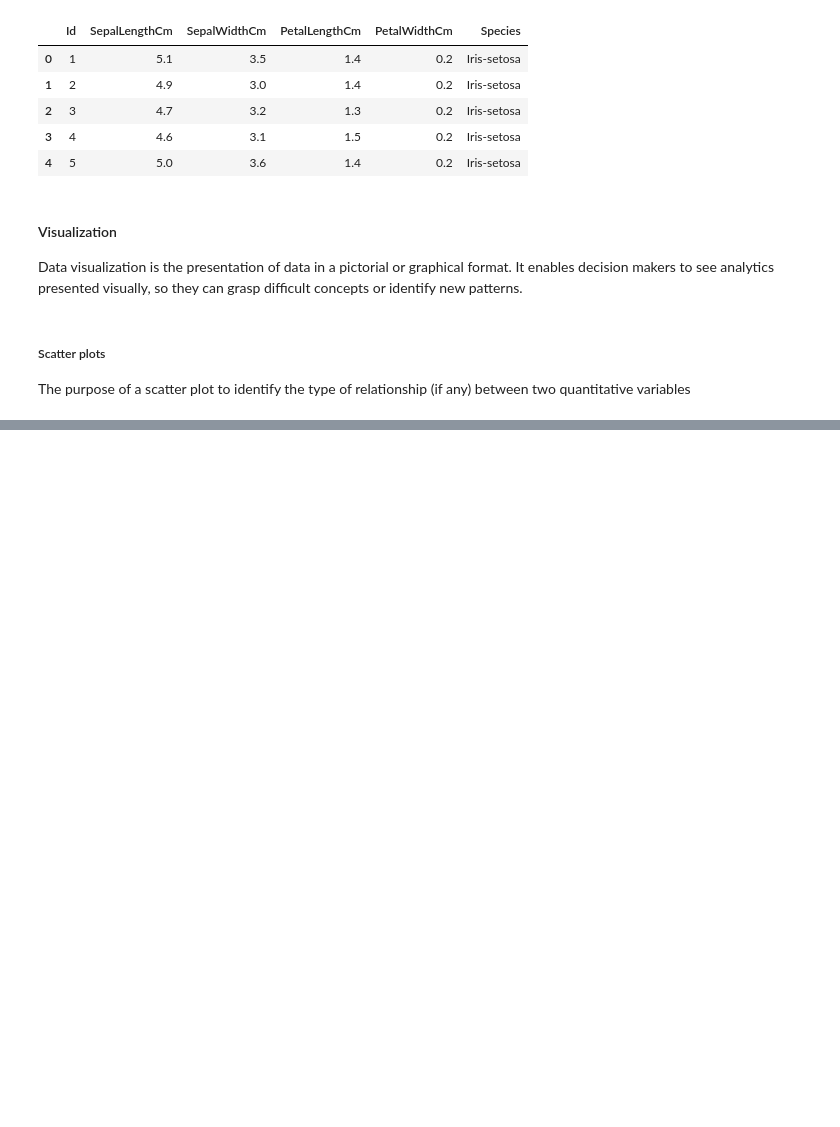
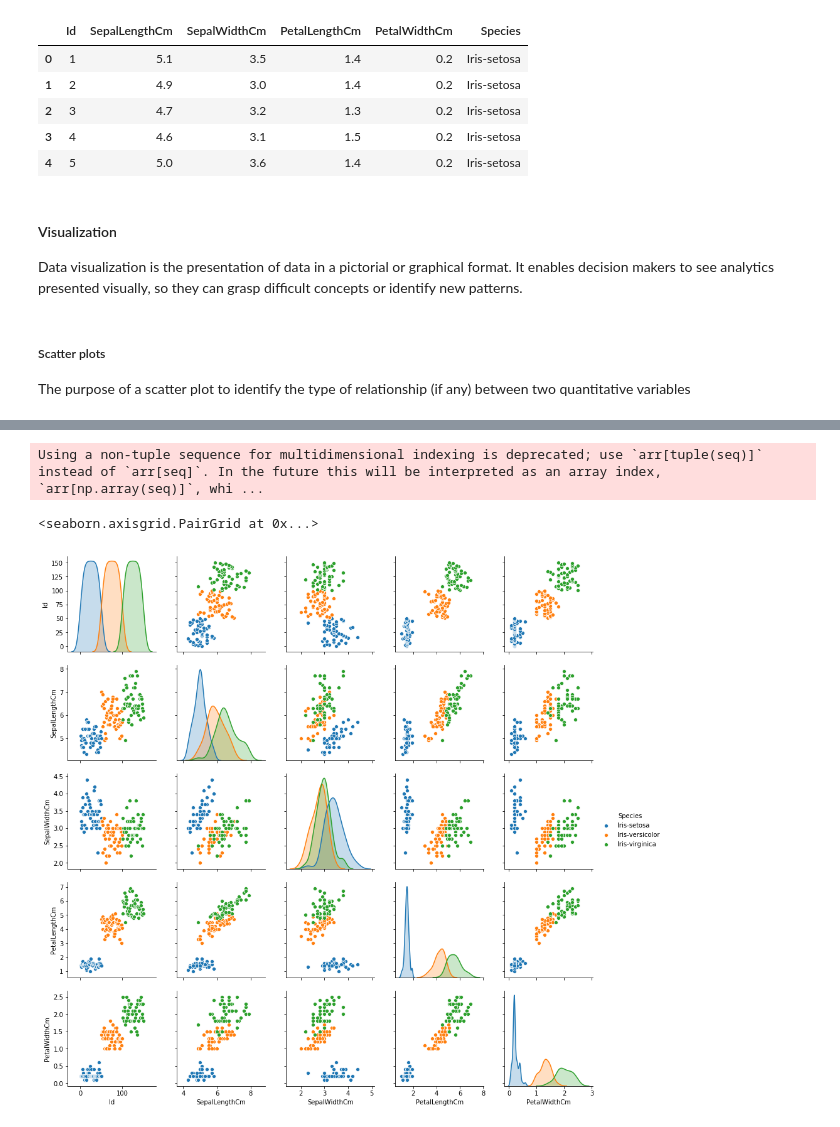
Before and after one commit to muokicaleb/Data_Science_Projects, a Jupyter notebook: 20_ML_Algorithms_for_Iris_Dataset/20_ml_algorithms.ipynb, the cells around one changed output, grey strips where cells are left out. Saved outputs shown, nothing was run; the diff lists cells and outputs as text; code cells hidden in the pictures; blank space fills up the shorter version.

Commit message:
Begun visualization completed scatter plot and scatter matrix using seabon

```diff
--- a/20_ML_Algorithms_for_Iris_Dataset/20_ml_algorithms.ipynb
+++ b/20_ML_Algorithms_for_Iris_Dataset/20_ml_algorithms.ipynb
@@ -96,0 +92,6 @@ plt.show()
+# %%
+sns.pairplot(dataset, hue="Species")
+# %% [output]
+Using a non-tuple sequence for multidimensional indexing is deprecated; use `arr[tuple(seq)]` instead of `arr[seq]`. In the future this will be interpreted as an array index, `arr[np.array(seq)]`, whi ...
+<seaborn.axisgrid.PairGrid at 0x...>
+[figure, added]
```
Also changed, not shown: parts of 2 cells of this notebook.
